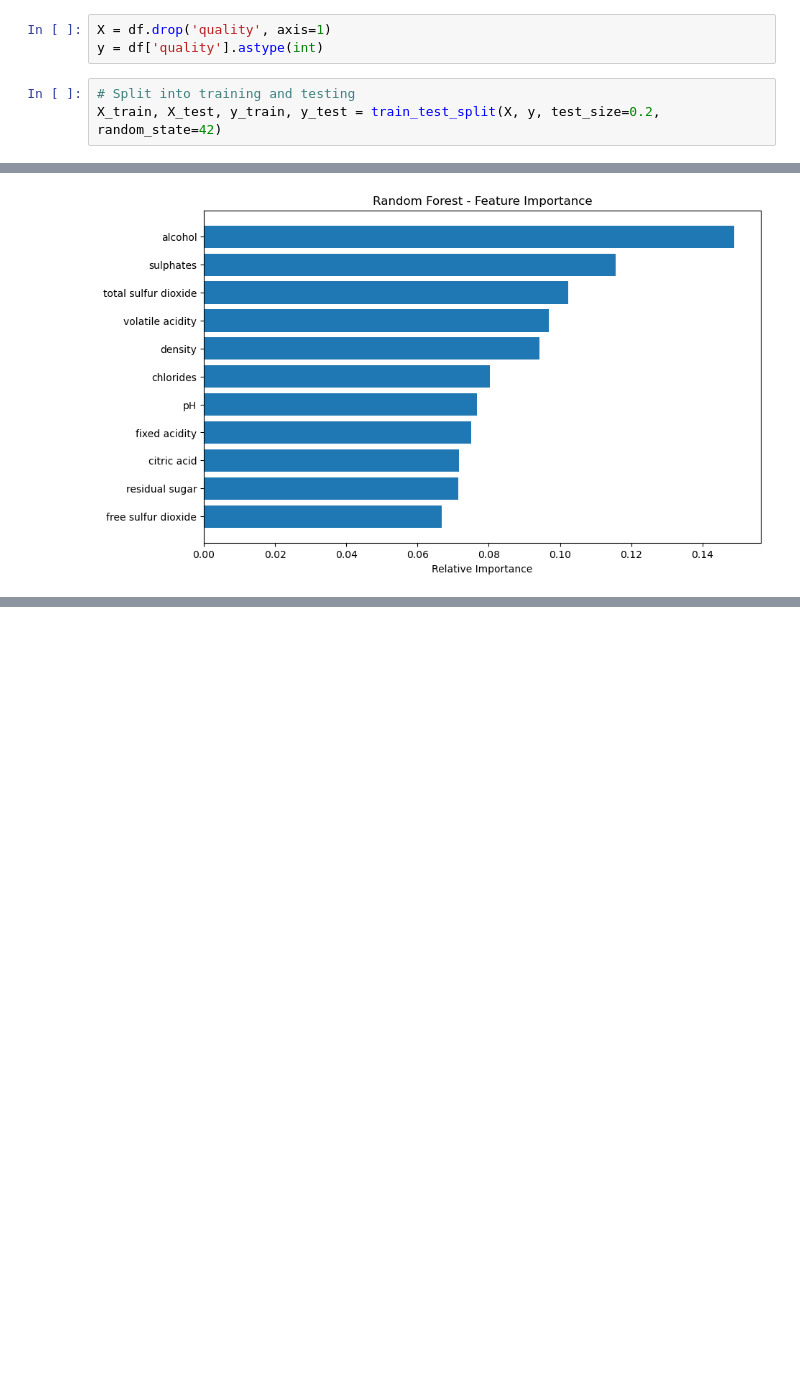
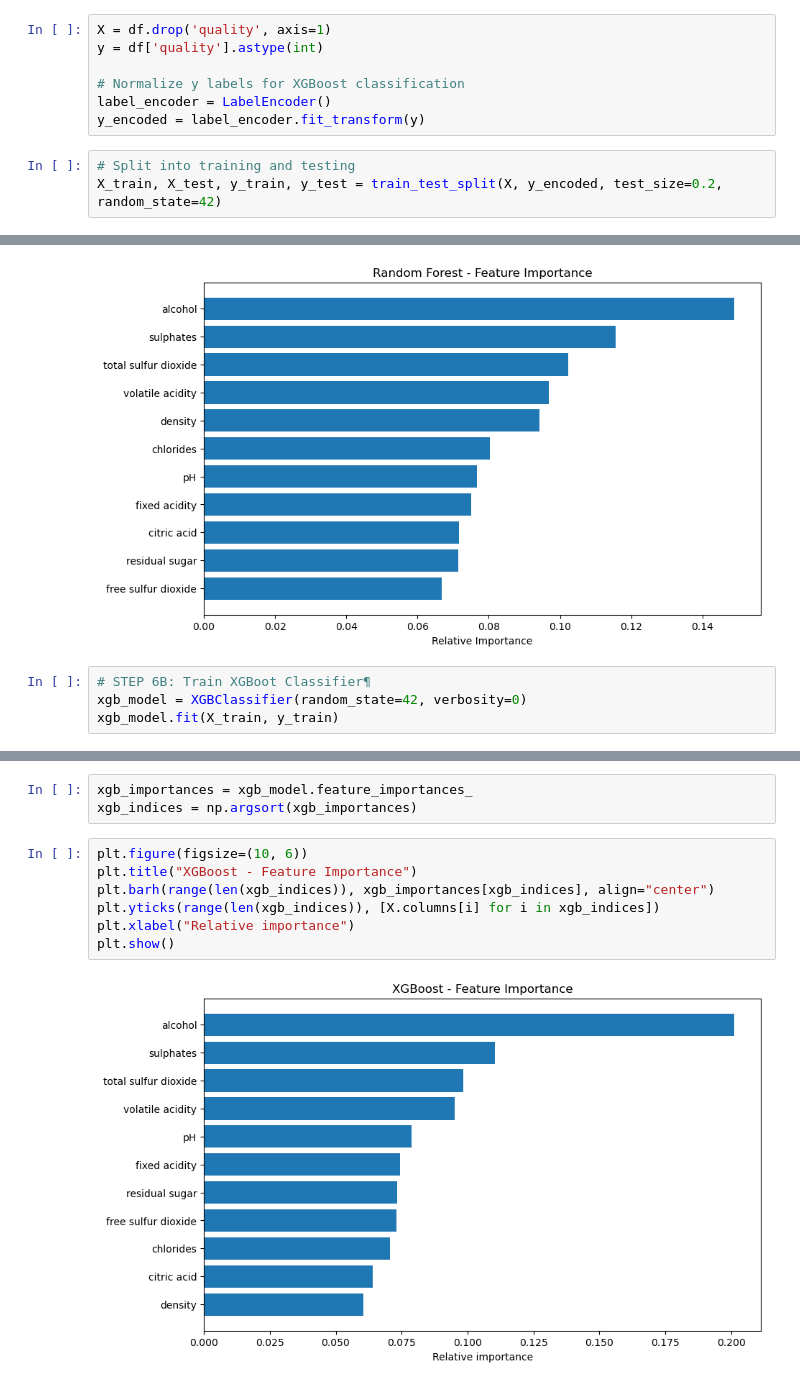
Before and after one commit to PisethChuon/Red-Wine-Quality-Prediction, a Jupyter notebook: notebooks/red_wine_prediction.ipynb, the cells around one changed output, grey strips where cells are left out. Drawn from its saved outputs; the diff is of its cells as text; blank space fills up the shorter version.

```diff
--- a/notebooks/red_wine_prediction.ipynb
+++ b/notebooks/red_wine_prediction.ipynb
@@ -119,9 +121,13 @@ plt.show()
 # %%
 X = df.drop('quality', axis=1)
 y = df['quality'].astype(int)
+
+# Normalize y labels for XGBoost classification
+label_encoder = LabelEncoder()
+y_encoded = label_encoder.fit_transform(y)
 # %%
 # Split into training and testing
-X_train, X_test, y_train, y_test = train_test_split(X, y, test_size=0.2, random_state=42)
+X_train, X_test, y_train, y_test = train_test_split(X, y_encoded, test_size=0.2, random_state=42)
 # %%
 # Standardize the features
 scaler = StandardScaler()
@@ -173,3 +179,7 @@ plt.xlabel("Relative Importance")
 plt.show()
 # %% [output]
 [figure]
+# %%
+# STEP 6B: Train XGBoot Classifier¶
+xgb_model = XGBClassifier(random_state=42, verbosity=0)
+xgb_model.fit(X_train, y_train)
@@ -175,0 +223,12 @@ plt.show()
+# %%
+xgb_importances = xgb_model.feature_importances_
+xgb_indices = np.argsort(xgb_importances)
+# %%
+plt.figure(figsize=(10, 6))
+plt.title("XGBoost - Feature Importance")
+plt.barh(range(len(xgb_indices)), xgb_importances[xgb_indices], align="center")
+plt.yticks(range(len(xgb_indices)), [X.columns[i] for i in xgb_indices])
+plt.xlabel("Relative importance")
+plt.show()
+# %% [output]
+[figure, added]
```
Also changed, not shown: parts of 6 cells of this notebook, 1 other file.
